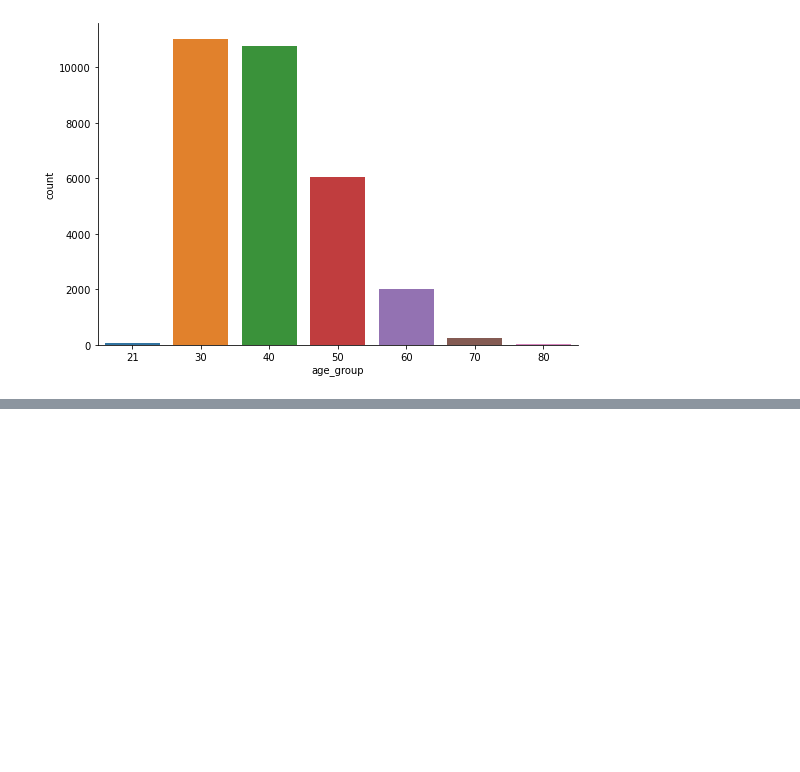
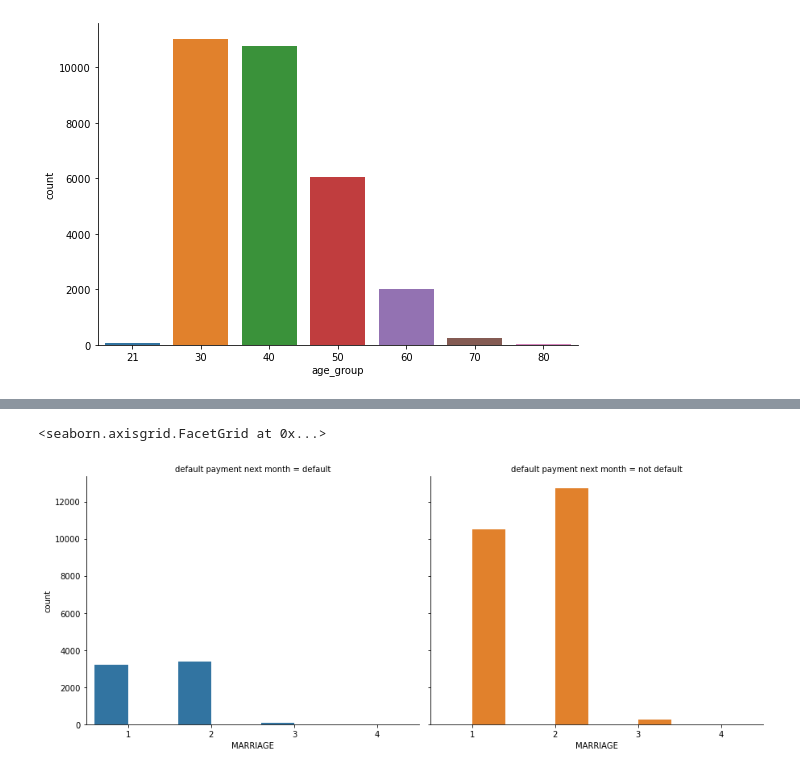
Before and after one commit to ritalule/C2-T2, a Jupyter notebook: C2-T2.ipynb, the cells around one changed output, grey strips where cells are left out. Saved outputs shown, nothing was run; the diff lists cells and outputs as text; code cells hidden in the pictures; blank space fills up the shorter version.

```diff
--- a/C2-T2.ipynb
+++ b/C2-T2.ipynb
@@ -557,0 +626,6 @@ fg.set_xlabels('age_group')
+# %%
+sns.factorplot('MARRIAGE', data=credit, kind='count', hue='default payment next month', col='default payment next month', order=[1,2,3,4],
+               hue_order=['default','not default'], aspect=1.25, size=5)
+# %% [output]
+<seaborn.axisgrid.FacetGrid at 0x...>
+[figure, added]
```
Also changed, not shown: parts of 9 cells of this notebook, 2 other files.
